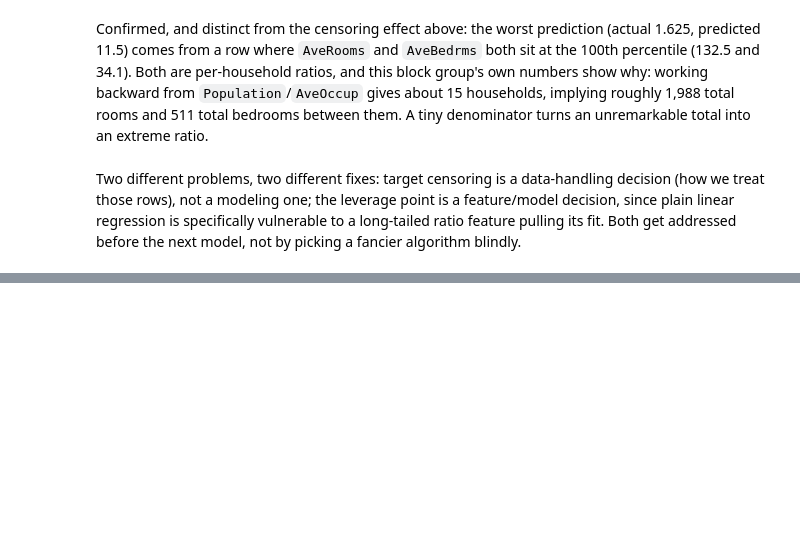
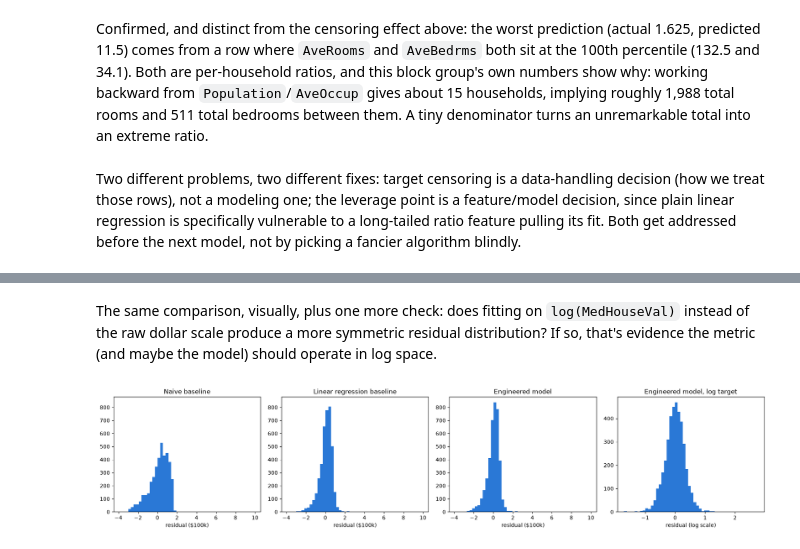
Before and after one commit to bjayles/machine-learning, a Jupyter notebook: learning/01-regression-housing/notebook.ipynb, the cells around one changed output, grey strips where cells are left out. Cells and saved outputs as stored; diff of their text form; code cells hidden in the pictures; blank space fills up the shorter version.

```diff
--- a/learning/01-regression-housing/notebook.ipynb
+++ b/learning/01-regression-housing/notebook.ipynb
@@ -267,0 +395,10 @@ blindly.
+# %%
+# refit with the engineering decisions applied
+model_eng = LinearRegression()
+model_eng.fit(X_train_eng, y_train_eng)
+
+pred_eng = model_eng.predict(X_test_eng)
+residuals_eng = pred_eng - y_test.values
+
+print(f"engineered model, non-capped test rows (the honest comparison):\n{pd.Series(residuals_eng[~capped_mask]).describe()}")
+print(f"\nengineered model, capped test rows (known limitation, reported not hidden):\n{pd.Series(residuals_eng[capped_mask]).describe()}")
@@ -267,0 +423,42 @@ blindly.
+# %% [markdown]
+The same comparison, visually, plus one more check: does fitting on
+`log(MedHouseVal)` instead of the raw dollar scale produce a more
+symmetric residual distribution? If so, that's evidence the metric (and
+maybe the model) should operate in log space.
+# %%
+# fourth panel: fit on log(target) instead of raw dollars, to check whether
+# log-space residuals look more symmetric than the other three
+model_log = LinearRegression()
+model_log.fit(X_train_eng, np.log(y_train_eng))
+
+pred_log = model_log.predict(X_test_eng)
+residuals_log = pred_log - np.log(y_test.values)
+
+all_vals = np.concatenate([naive_residuals[~capped_mask],
+                           residuals[~capped_mask],
+                           residuals_eng[~capped_mask]])
+shared_range_eng = (all_vals.min(), all_vals.max())
+
+fig, axes = plt.subplots(1, 4, figsize=(18, 4))
+axes[1].sharey(axes[0])
+axes[2].sharey(axes[0])
+
+axes[0].hist(naive_residuals[~capped_mask], bins=50, range=shared_range_eng, color="#2a78d6")
+axes[0].set_title("Naive baseline")
+
+axes[1].hist(residuals[~capped_mask], bins=50, range=shared_range_eng, color="#2a78d6")
+axes[1].set_title("Linear regression baseline")
+
+axes[2].hist(residuals_eng[~capped_mask], bins=50, range=shared_range_eng, color="#2a78d6")
+axes[2].set_title("Engineered model")
+
+axes[3].hist(residuals_log[~capped_mask], bins=50, color="#2a78d6")
+axes[3].set_title("Engineered model, log target")
+
+for i, ax in enumerate(axes):
+    ax.set_xlabel("residual ($100k)" if i < 3 else "residual (log scale)")
+
+plt.tight_layout()
+plt.show()
+# %% [output]
+[figure, added]
```
Also changed, not shown: parts of 66 cells of this notebook, 2 other files.
